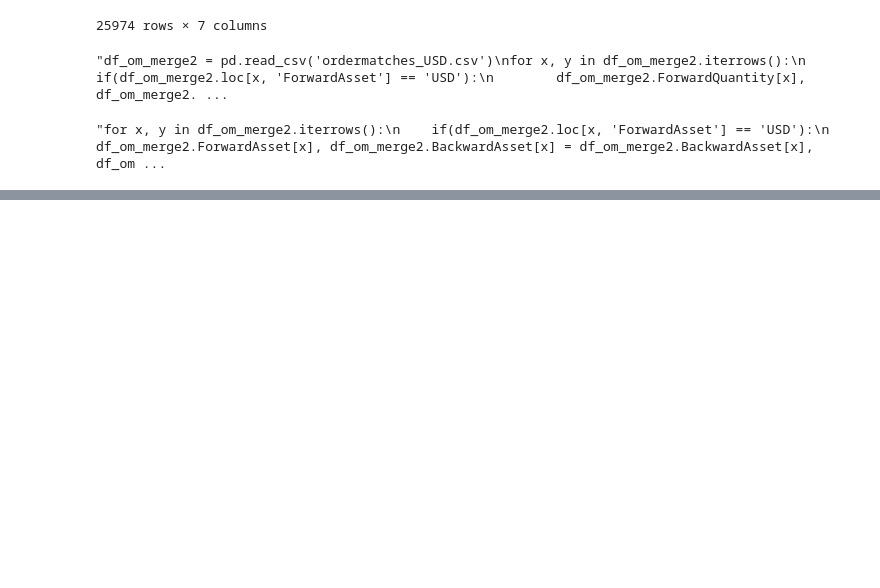
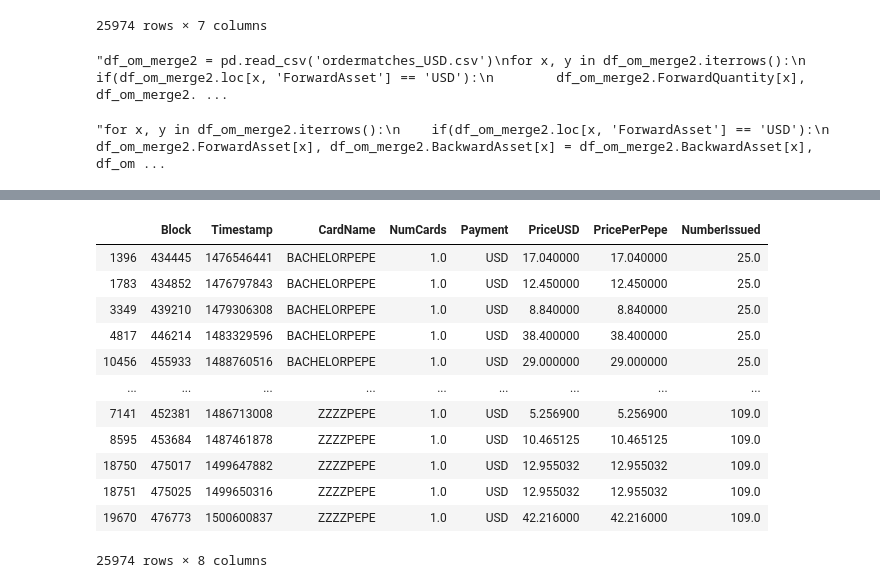
Before and after one commit to CameronLofy/rarepepes, a Jupyter notebook: rarepepes.ipynb, the cells around one changed output, grey strips where cells are left out. Drawn from its saved outputs; the diff is of its cells as text; code cells hidden in the pictures; blank space fills up the shorter version.

```diff
--- a/rarepepes.ipynb
+++ b/rarepepes.ipynb
@@ -271,0 +241,2 @@ len(df_om_merge4['CardName'].unique())
+# %%
+df_pn = pd.read_csv('pepe_number.csv')
@@ -271,0 +259,19 @@ len(df_om_merge4['CardName'].unique())
+# %%
+# Adding the Number of pepe issed per pepe card name for df
+df_om_merge5['NumberIssued'] = df_om_merge5['CardName'].map(df_pn.set_index('CardName')['NumIssued'])
+# %%
+df_om_merge5
+# %% [output]
+|  | Block | Timestamp | CardName | NumCards | Payment | PriceUSD | PricePerPepe | NumberIssued |
+| 1396 | 434445 | 1476546441 | BACHELORPEPE | 1.0 | USD | 17.040000 | 17.040000 | 25.0 |
+| 1783 | 434852 | 1476797843 | BACHELORPEPE | 1.0 | USD | 12.450000 | 12.450000 | 25.0 |
+| 3349 | 439210 | 1479306308 | BACHELORPEPE | 1.0 | USD | 8.840000 | 8.840000 | 25.0 |
+| 4817 | 446214 | 1483329596 | BACHELORPEPE | 1.0 | USD | 38.400000 | 38.400000 | 25.0 |
+| 10456 | 455933 | 1488760516 | BACHELORPEPE | 1.0 | USD | 29.000000 | 29.000000 | 25.0 |
+| ... | ... | ... | ... | ... | ... | ... | ... | ... |
+| 7141 | 452381 | 1486713008 | ZZZZPEPE | 1.0 | USD | 5.256900 | 5.256900 | 109.0 |
+| 8595 | 453684 | 1487461878 | ZZZZPEPE | 1.0 | USD | 10.465125 | 10.465125 | 109.0 |
+| 18750 | 475017 | 1499647882 | ZZZZPEPE | 1.0 | USD | 12.955032 | 12.955032 | 109.0 |
+| 18751 | 475025 | 1499650316 | ZZZZPEPE | 1.0 | USD | 12.955032 | 12.955032 | 109.0 |
+| 19670 | 476773 | 1500600837 | ZZZZPEPE | 1.0 | USD | 42.216000 | 42.216000 | 109.0 |
+25974 rows × 8 columns
```
Also changed, not shown: parts of 15 cells of this notebook, 1 other file.
